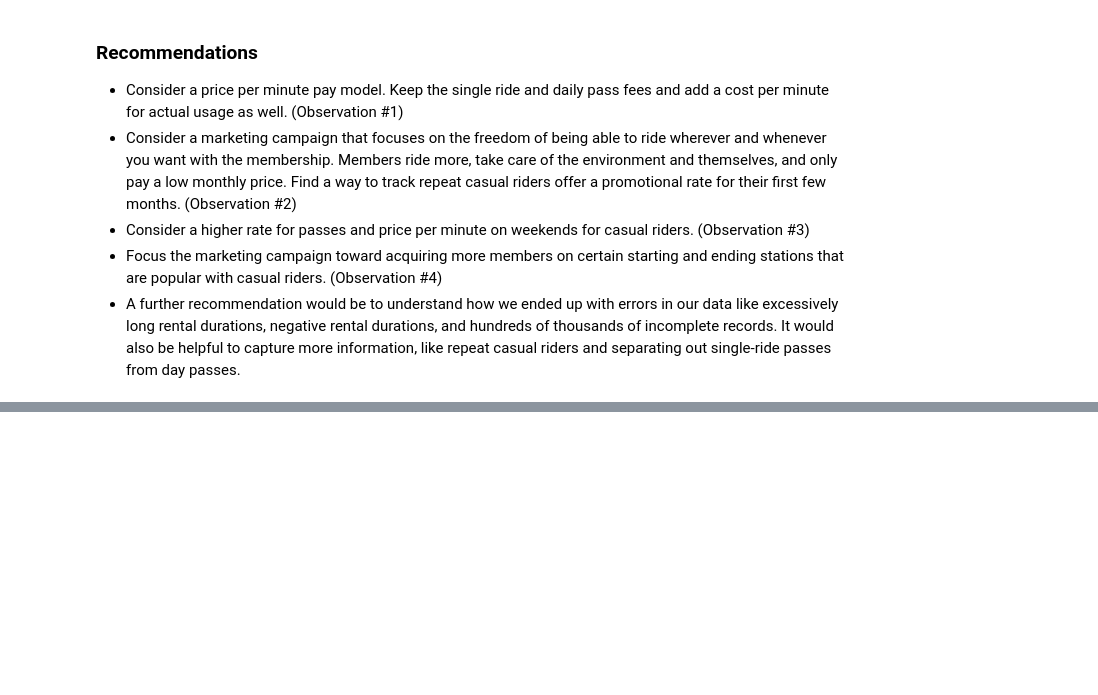
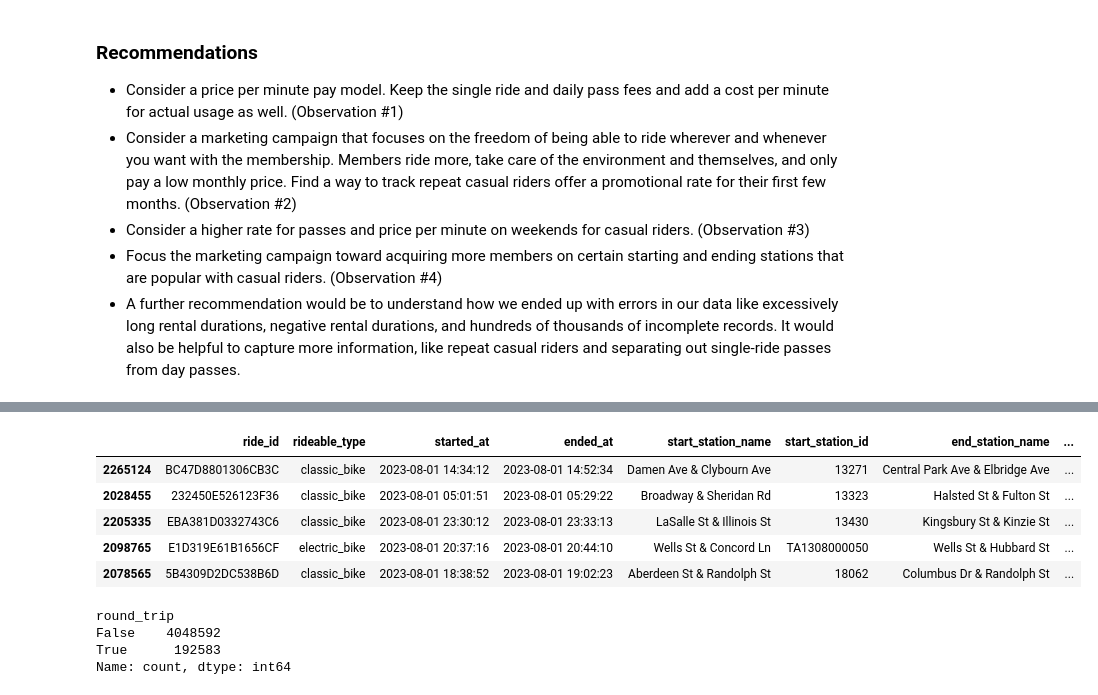
Before and after one commit to seantjhatch/google-data-analytics, a Jupyter notebook: capstone-project/capstone.ipynb, the cells around one changed output, grey strips where cells are left out. Saved outputs shown, nothing was run; the diff lists cells and outputs as text; code cells hidden in the pictures; blank space fills up the shorter version.

```diff
--- a/capstone-project/capstone.ipynb
+++ b/capstone-project/capstone.ipynb
@@ -637,0 +649,4 @@ A few final recommendations for the company to consider.
+# %%
+# Going to specualate what might be considered a day pass by finding round trips on casual rides
+df['ride_date'] = pd.to_datetime(df['started_at']).dt.date
+df.head()
@@ -637,0 +660,68 @@ A few final recommendations for the company to consider.
+# %%
+# Step 2: Sort the dataframe based on 'ride_date'
+df.sort_values(by='ride_date', inplace=True)
+# %%
+# Step 3: Create a helper function to check round trip condition for 'casual' riders only
+def check_round_trip(group):
+    # Create a set to store combinations of (start_station_name, end_station_name)
+    station_pairs = set()
+    # Create a list to store the result for the group
+    round_trip_flags = []
+
+    # Loop through the group
+    for idx, row in group.iterrows():
+        # Only check for 'casual' riders (member_casual == 'casual')
+        if row['member_casual'] == 'casual':
+            # Check if the start and end station are the same, if so it's not a round trip
+            if row['start_station_id'] == row['end_station_id']:
+                round_trip_flags.append(False)
+            else:
+                # Tuple (start_station_name, end_station_name)
+                forward = (row['start_station_name'], row['end_station_name'])
+                reverse = (row['end_station_name'], row['start_station_name'])
+
+                # If reverse trip exists, it's a round trip
+                if reverse in station_pairs:
+                    round_trip_flags.append(True)
+                else:
+                    round_trip_flags.append(False)
+                    # Add the forward trip to the set
+                    station_pairs.add(forward)
+        else:
+            # If not a 'casual' rider, return False
+            round_trip_flags.append(False)
+
+    # Return the result as a DataFrame, keeping the index intact
+    return pd.DataFrame({'round_trip': round_trip_flags}, index=group.index)
+
+# Step 4: Filter for 'casual' riders
+casual_df = df[df['member_casual'] == 'casual'].copy()
+
+# Step 5: Apply the function only to casual riders and reset the index after groupby
+casual_df['round_trip'] = casual_df.groupby('ride_date').apply(check_round_trip).reset_index(level=0, drop=True)['round_trip']
+
+# Step 6: Initialize the 'round_trip' column for all rows as False in the original DataFrame
+df['round_trip'] = False
+
+# Step 7: Update the 'round_trip' column in the original DataFrame with the values from casual_df
+df.loc[casual_df.index, 'round_trip'] = casual_df['round_trip']
+
+# Step 8: (Optional) Drop the helper 'ride_date' column if not needed
+# df.drop('ride_date', axis=1, inplace=True)
+
+# Display the result
+df.head()
+# %% [output]
+|  | ride_id | rideable_type | started_at | ended_at | start_station_name | start_station_id | end_station_name | ... |
+| 2265124 | BC47D8801306CB3C | classic_bike | 2023-08-01 14:34:12 | 2023-08-01 14:52:34 | Damen Ave & Clybourn Ave | 13271 | Central Park Ave & Elbridge Ave | ... |
+| 2028455 | 232450E526123F36 | classic_bike | 2023-08-01 05:01:51 | 2023-08-01 05:29:22 | Broadway & Sheridan Rd | 13323 | Halsted St & Fulton St | ... |
+| 2205335 | EBA381D0332743C6 | classic_bike | 2023-08-01 23:30:12 | 2023-08-01 23:33:13 | LaSalle St & Illinois St | 13430 | Kingsbury St & Kinzie St | ... |
+| 2098765 | E1D319E61B1656CF | electric_bike | 2023-08-01 20:37:16 | 2023-08-01 20:44:10 | Wells St & Concord Ln | TA1308000050 | Wells St & Hubbard St | ... |
+| 2078565 | 5B4309D2DC538B6D | classic_bike | 2023-08-01 18:38:52 | 2023-08-01 19:02:23 | Aberdeen St & Randolph St | 18062 | Columbus Dr & Randolph St | ... |
+# %%
+df['round_trip'].value_counts()
+# %% [output]
+round_trip
+False    4048592
+True      192583
+Name: count, dtype: int64
```
Also changed, not shown: parts of 8 cells of this notebook, 1 other file.
